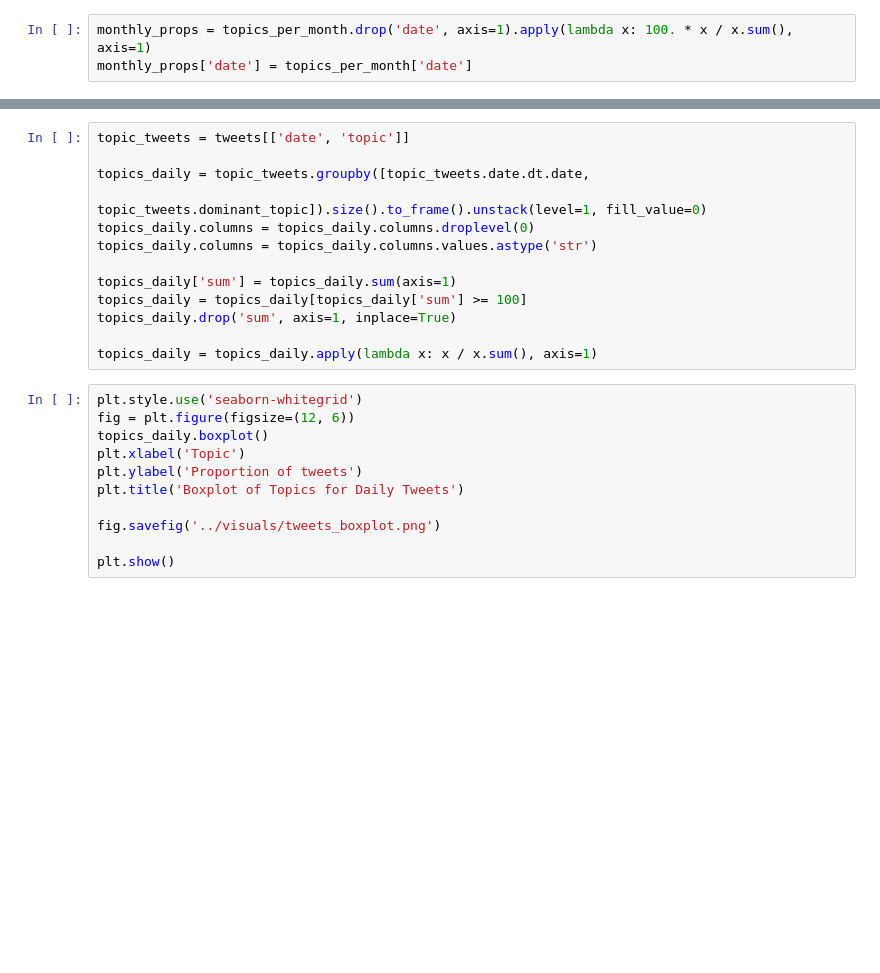
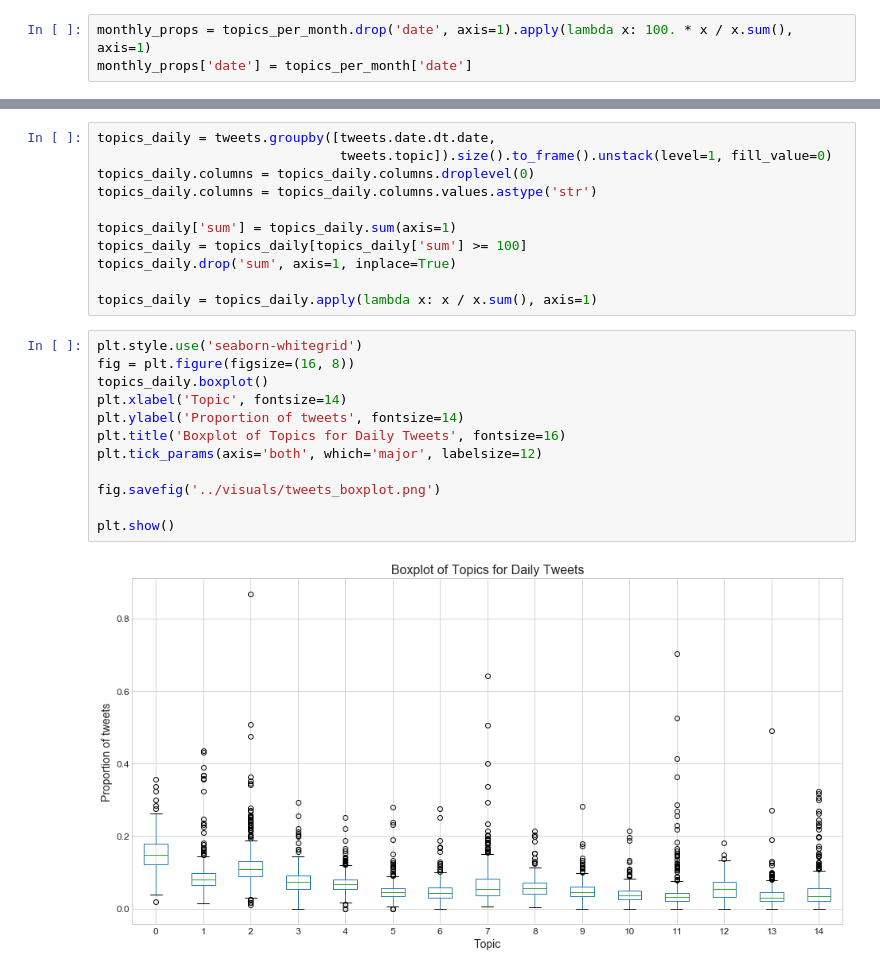
Before and after one commit to jmelton22/Russian_Tweets, a Jupyter notebook: notebooks/LDA_visuals.ipynb, the cells around one changed output, grey strips where cells are left out. Drawn from its saved outputs; the diff is of its cells as text; blank space fills up the shorter version.

```diff
--- a/notebooks/LDA_visuals.ipynb
+++ b/notebooks/LDA_visuals.ipynb
@@ -140,8 +144,6 @@ show(topics_prop_plot)
 # %%
-topic_tweets = tweets[['date', 'topic']]
-
-topics_daily = topic_tweets.groupby([topic_tweets.date.dt.date,
-                                     topic_tweets.dominant_topic]).size().to_frame().unstack(level=1, fill_value=0)
+topics_daily = tweets.groupby([tweets.date.dt.date,
+                               tweets.topic]).size().to_frame().unstack(level=1, fill_value=0)
 topics_daily.columns = topics_daily.columns.droplevel(0)
 topics_daily.columns = topics_daily.columns.values.astype('str')
 
@@ -152,14 +154,17 @@ topics_daily.drop('sum', axis=1, inplace=True)
 topics_daily = topics_daily.apply(lambda x: x / x.sum(), axis=1)
 # %%
 plt.style.use('seaborn-whitegrid')
-fig = plt.figure(figsize=(12, 6))
+fig = plt.figure(figsize=(16, 8))
 topics_daily.boxplot()
-plt.xlabel('Topic')
-plt.ylabel('Proportion of tweets')
-plt.title('Boxplot of Topics for Daily Tweets')
+plt.xlabel('Topic', fontsize=14)
+plt.ylabel('Proportion of tweets', fontsize=14)
+plt.title('Boxplot of Topics for Daily Tweets', fontsize=16)
+plt.tick_params(axis='both', which='major', labelsize=12)
 
 fig.savefig('../visuals/tweets_boxplot.png')
 
 plt.show()
+# %% [output]
+[figure, added]
 # %%
 print(topics_daily.idxmax())
```
Also changed, not shown: parts of 5 cells of this notebook, 15 other files.
